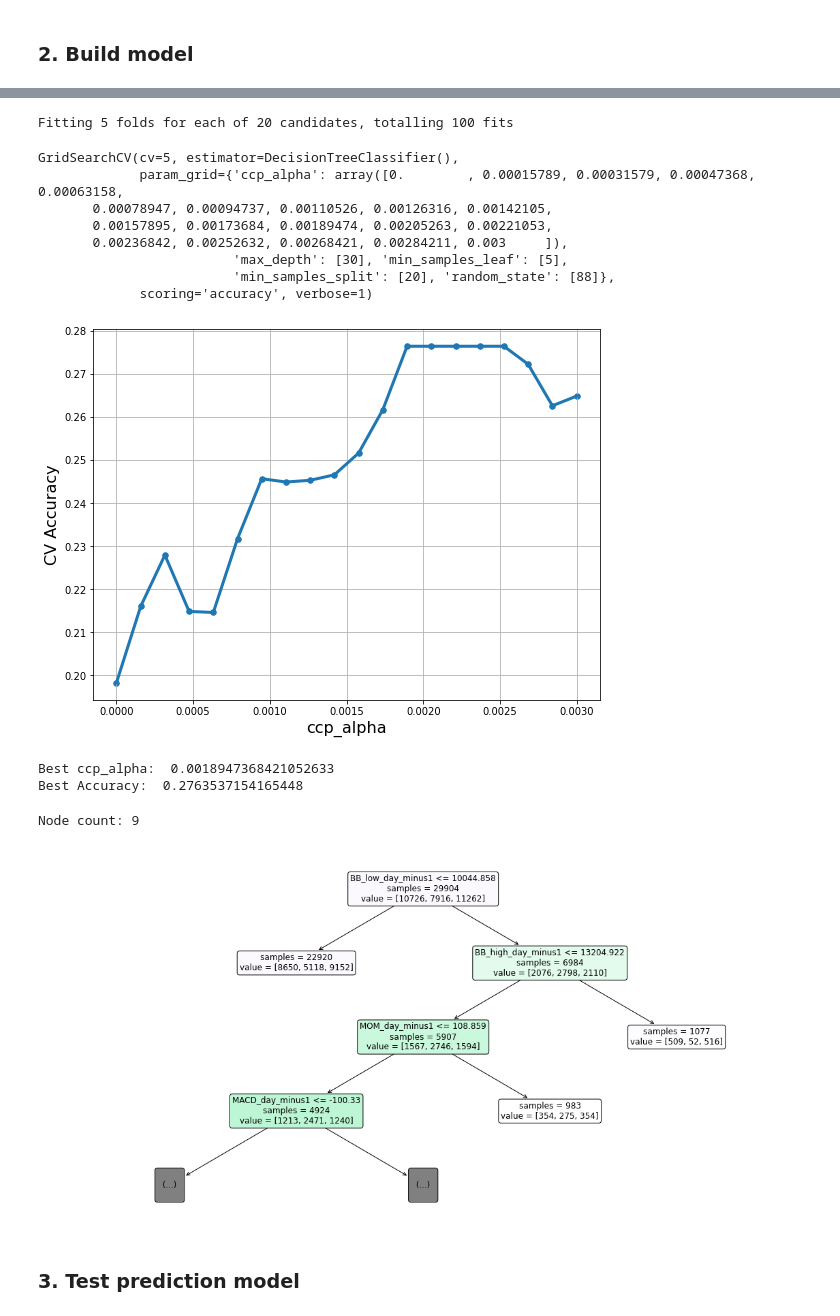
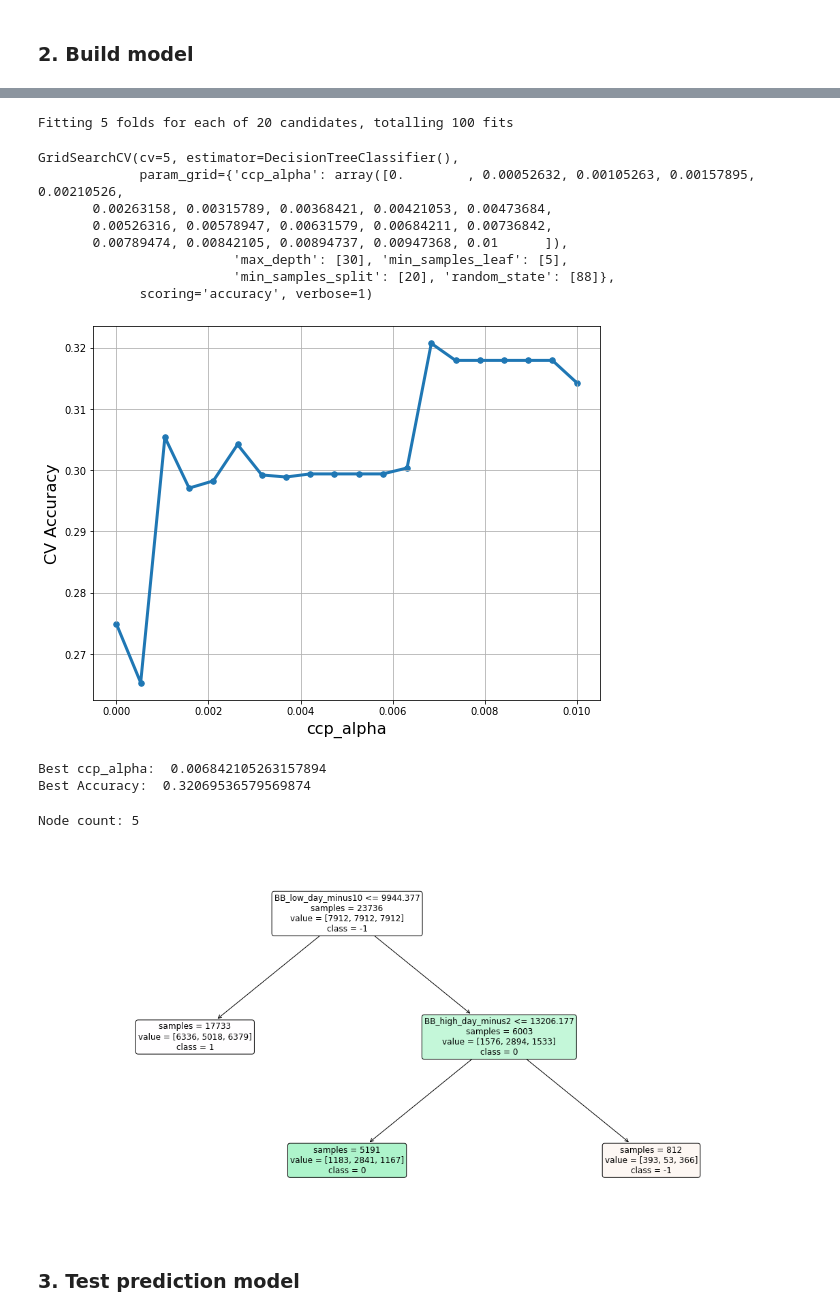
Before and after one commit to KhelifaAmeur/ML-trading-strategies, a Jupyter notebook: test_CART.ipynb, the cells around one changed output, grey strips where cells are left out. Saved outputs shown, nothing was run; the diff lists cells and outputs as text; code cells hidden in the pictures.

```diff
--- a/test_CART.ipynb
+++ b/test_CART.ipynb
@@ -70,8 +70,8 @@ test_data = add_signal(test_data, 0.001)
 # %% [markdown]
 In this section, the reformating of the data may depend on the model ...
 # %%
-train = prepare_data_2D_format(train_data, lookback_period = 2, undersample = False)
-test = prepare_data_2D_format(test_data, lookback_period = 2, undersample = False)
+train = prepare_data_2D_format(train_data, lookback_period = 10, undersample = True)
+test = prepare_data_2D_format(test_data, lookback_period = 10, undersample = False)
 test = test[:-10]
 
 X_train = train
@@ -94,7 +100,7 @@ from sklearn.model_selection import GridSearchCV
 from sklearn.tree import DecisionTreeClassifier
 
 # ccp_alpha values
-grid_values = {'ccp_alpha': np.linspace(0, 0.003, 20),
+grid_values = {'ccp_alpha': np.linspace(0, 0.01, 20),
               'min_samples_leaf': [5],
                'min_samples_split': [20],
                'max_depth': [30],
@@ -109,10 +115,10 @@ dtc_cv.fit(X_train, y_train)
 # %% [output]
 Fitting 5 folds for each of 20 candidates, totalling 100 fits
 GridSearchCV(cv=5, estimator=DecisionTreeClassifier(),
-             param_grid={'ccp_alpha': array([0.        , 0.00015789, 0.00031579, 0.00047368, 0.00063158,
-       0.00078947, 0.00094737, 0.00110526, 0.00126316, 0.00142105,
-       0.00157895, 0.00173684, 0.00189474, 0.00205263, 0.00221053,
-       0.00236842, 0.00252632, 0.00268421, 0.00284211, 0.003     ]),
+             param_grid={'ccp_alpha': array([0.        , 0.00052632, 0.00105263, 0.00157895, 0.00210526,
+       0.00263158, 0.00315789, 0.00368421, 0.00421053, 0.00473684,
+       0.00526316, 0.00578947, 0.00631579, 0.00684211, 0.00736842,
+       0.00789474, 0.00842105, 0.00894737, 0.00947368, 0.01      ]),
                          'max_depth': [30], 'min_samples_leaf': [5],
                          'min_samples_split': [20], 'random_state': [88]},
              scoring='accuracy', verbose=1)
@@ -133,23 +139,23 @@ plt.grid(True, which='both')
 plt.tight_layout()
 plt.show()
 # %% [output]
-[figure, old version]
+[figure, new version]
 # %%
 print('Best ccp_alpha: ', dtc_cv.best_params_['ccp_alpha'])
 print('Best Accuracy: ', dtc_cv.best_score_)
 # %% [output]
-Best ccp_alpha:  0.0018947368421052633
-Best Accuracy:  0.2763537154165448
+Best ccp_alpha:  0.006842105263157894
+Best Accuracy:  0.32069536579569874
 # %%
 from sklearn.tree import plot_tree
 print('Node count:', dtc_cv.best_estimator_.tree_.node_count)
 plt.figure(figsize=(20,10))
-plot_tree(dtc_cv.best_estimator_, feature_names=X_train.columns, filled=True,impurity=False, rounded=True,
+plot_tree(dtc_cv.best_estimator_, feature_names=X_train.columns, class_names=['-1','0','1'], filled=True,impurity=False, rounded=True,
         fontsize=12, max_depth=3)
 plt.show()
 # %% [output]
-Node count: 9
+Node count: 5
-[figure, old version]
+[figure, new version]
 # %%
 y_pred = dtc_cv.best_estimator_.predict(X_test)
 # %% [markdown]
```
Also changed, not shown: parts of 7 cells of this notebook, 2 other files.
